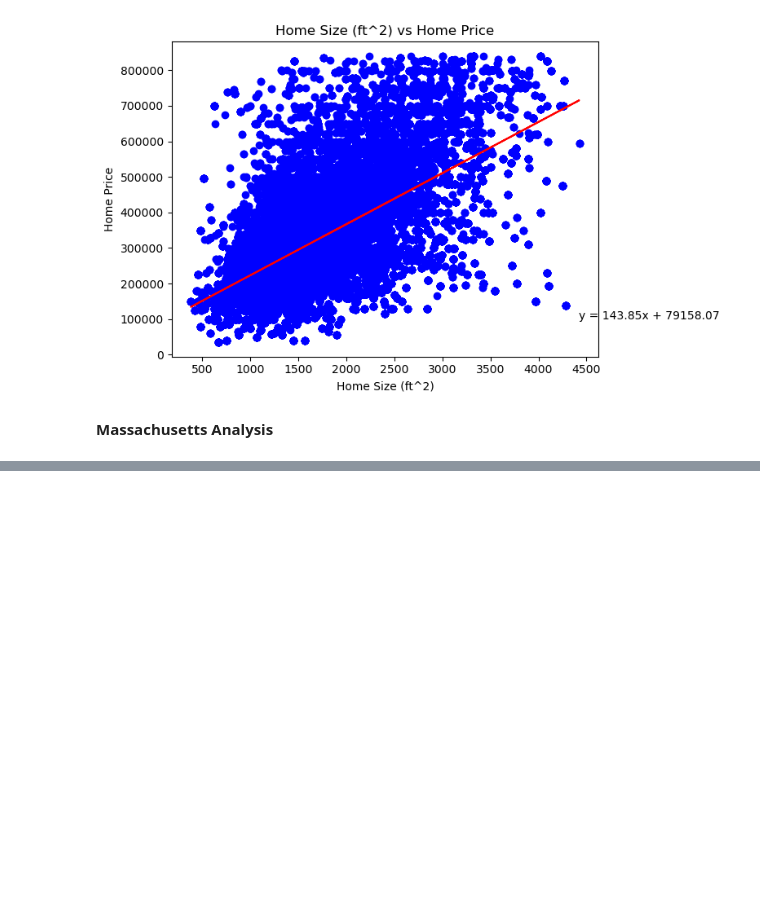
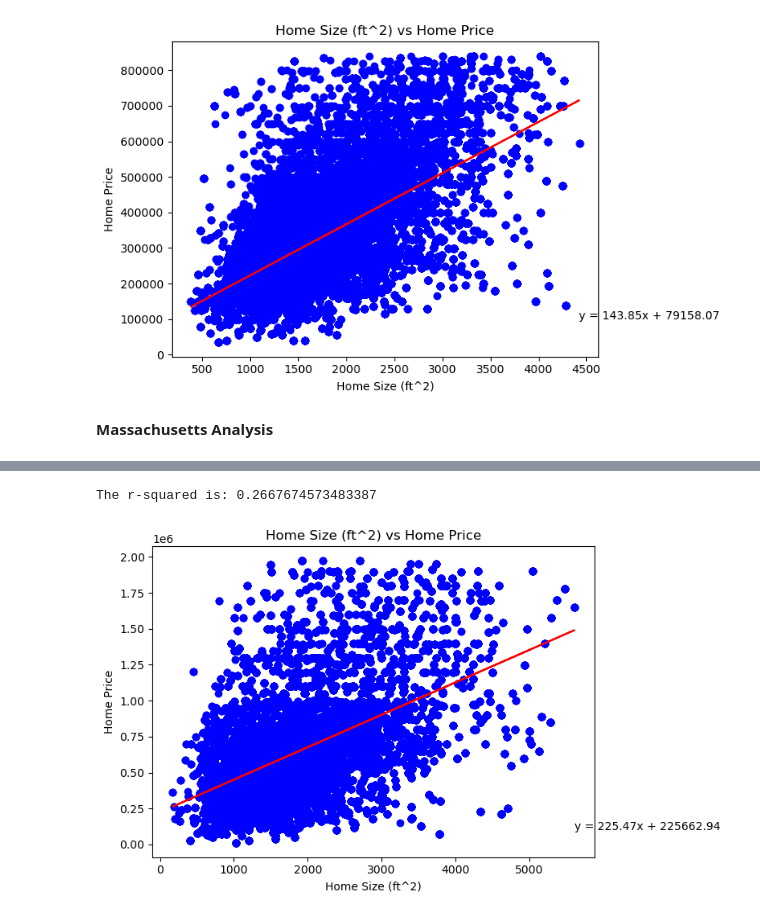
Before and after one commit to NMcHale029/BC-Project-1, a Jupyter notebook: variable_analysis.ipynb, the cells around one changed output, grey strips where cells are left out. Cells and saved outputs as stored; diff of their text form; code cells hidden in the pictures; blank space fills up the shorter version.

```diff
--- a/variable_analysis.ipynb
+++ b/variable_analysis.ipynb
@@ -128,0 +156,9 @@ The r-squared is: 0.41202141411942117
+# %%
+#plot out house size (ft^2) vs. house price and calculate regression
+plt.xlabel('Home Size (ft^2)')
+plt.ylabel('Home Price')
+plt.title('Home Size (ft^2) vs Home Price')
+house_plot(ma_df['house_size'],ma_df['price'])
+# %% [output]
+The r-squared is: 0.2667674573483387
+[figure, added]
```
Also changed, not shown: parts of 13 cells of this notebook.
